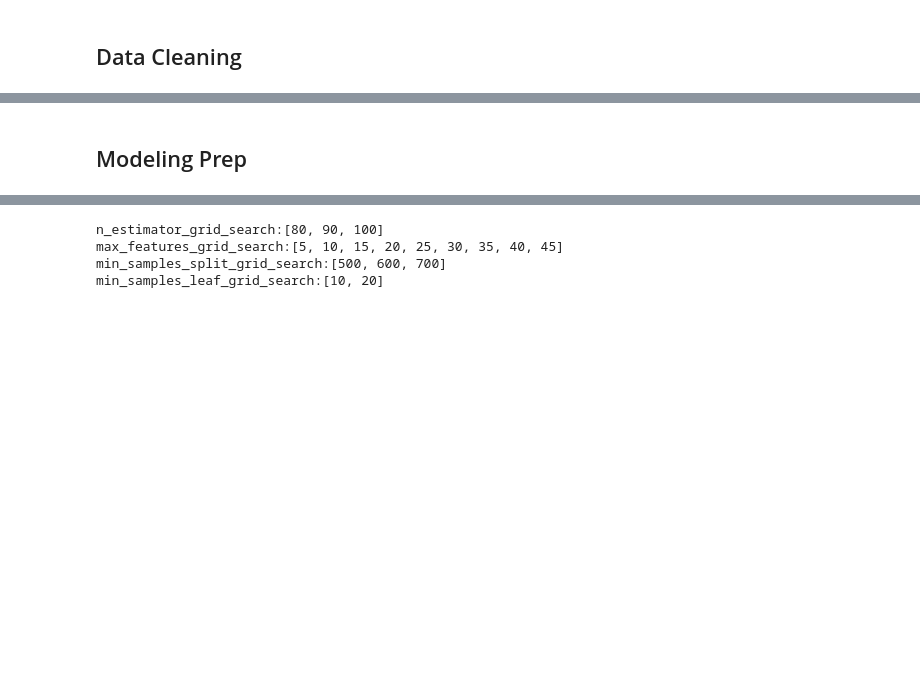
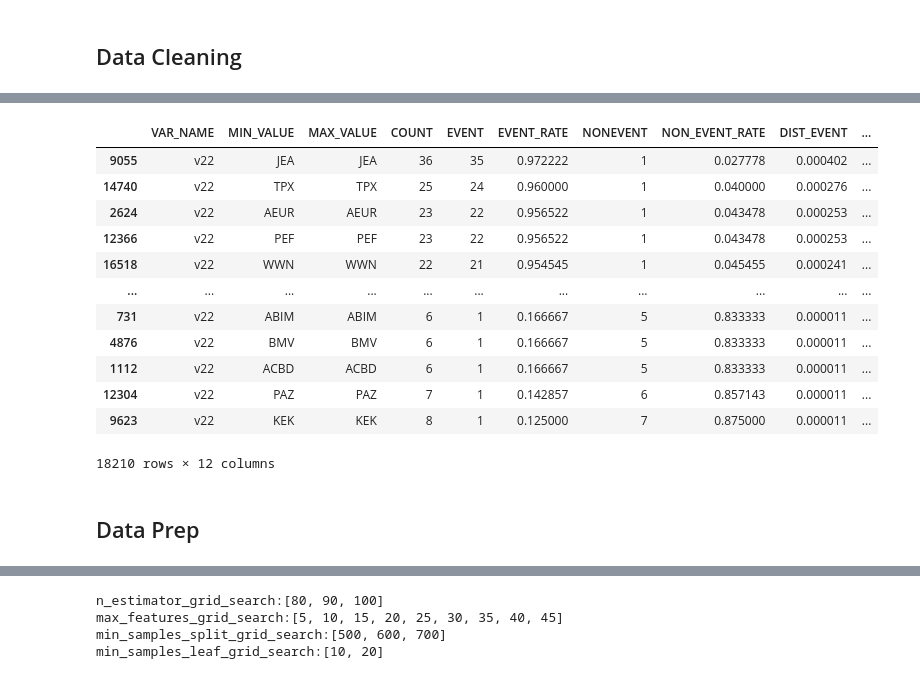
Before and after one commit to warnost/QTW, a Jupyter notebook: Week 8 Bank Data Case Study/Code/Week 8.ipynb, the cells around one changed output, grey strips where cells are left out. Cells and saved outputs as stored; diff of their text form; code cells hidden in the pictures; blank space fills up the shorter version.

Commit message:
data prep

```diff
--- a/Week 8 Bank Data Case Study/Code/Week 8.ipynb
+++ b/Week 8 Bank Data Case Study/Code/Week 8.ipynb
@@ -73,0 +66,6 @@ boring
+# %%
+pd.set_option('display.max_columns', 500)
+pd.set_option('display.float_format', lambda x: '%.5f' % x)
+
+
+df.describe()
@@ -74,2 +221,22 @@ boring
+# %%
+pd.set_option('display.max_rows', 500)
+forWOE = df[["v22","target"]].copy()
+
+final_iv, IV = data_vars(forWOE , forWOE.target)
+final_iv.sort_values("WOE",ascending=False)
+# %% [output]
+|  | VAR_NAME | MIN_VALUE | MAX_VALUE | COUNT | EVENT | EVENT_RATE | NONEVENT | NON_EVENT_RATE | DIST_EVENT | ... |
+| 9055 | v22 | JEA | JEA | 36 | 35 | 0.972222 | 1 | 0.027778 | 0.000402 | ... |
+| 14740 | v22 | TPX | TPX | 25 | 24 | 0.960000 | 1 | 0.040000 | 0.000276 | ... |
+| 2624 | v22 | AEUR | AEUR | 23 | 22 | 0.956522 | 1 | 0.043478 | 0.000253 | ... |
+| 12366 | v22 | PEF | PEF | 23 | 22 | 0.956522 | 1 | 0.043478 | 0.000253 | ... |
+| 16518 | v22 | WWN | WWN | 22 | 21 | 0.954545 | 1 | 0.045455 | 0.000241 | ... |
+| ... | ... | ... | ... | ... | ... | ... | ... | ... | ... | ... |
+| 731 | v22 | ABIM | ABIM | 6 | 1 | 0.166667 | 5 | 0.833333 | 0.000011 | ... |
+| 4876 | v22 | BMV | BMV | 6 | 1 | 0.166667 | 5 | 0.833333 | 0.000011 | ... |
+| 1112 | v22 | ACBD | ACBD | 6 | 1 | 0.166667 | 5 | 0.833333 | 0.000011 | ... |
+| 12304 | v22 | PAZ | PAZ | 7 | 1 | 0.142857 | 6 | 0.857143 | 0.000011 | ... |
+| 9623 | v22 | KEK | KEK | 8 | 1 | 0.125000 | 7 | 0.875000 | 0.000011 | ... |
+18210 rows × 12 columns
 # %% [markdown]
-## Modeling Prep
+## Data Prep
```
Also changed, not shown: parts of 13 cells of this notebook.
